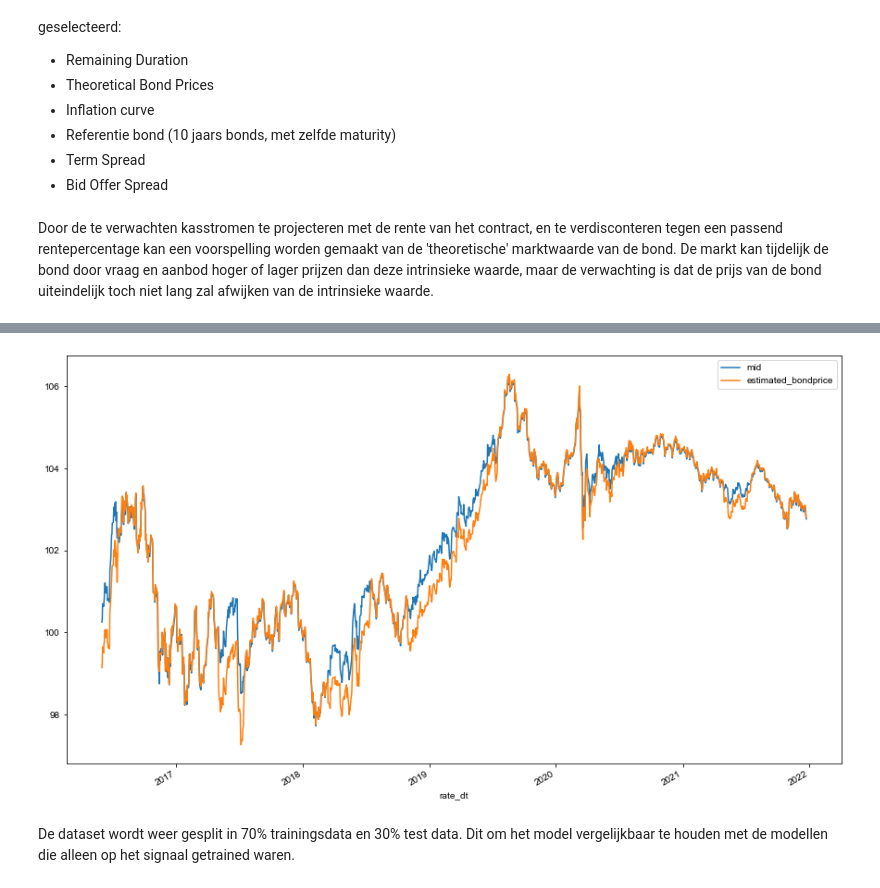
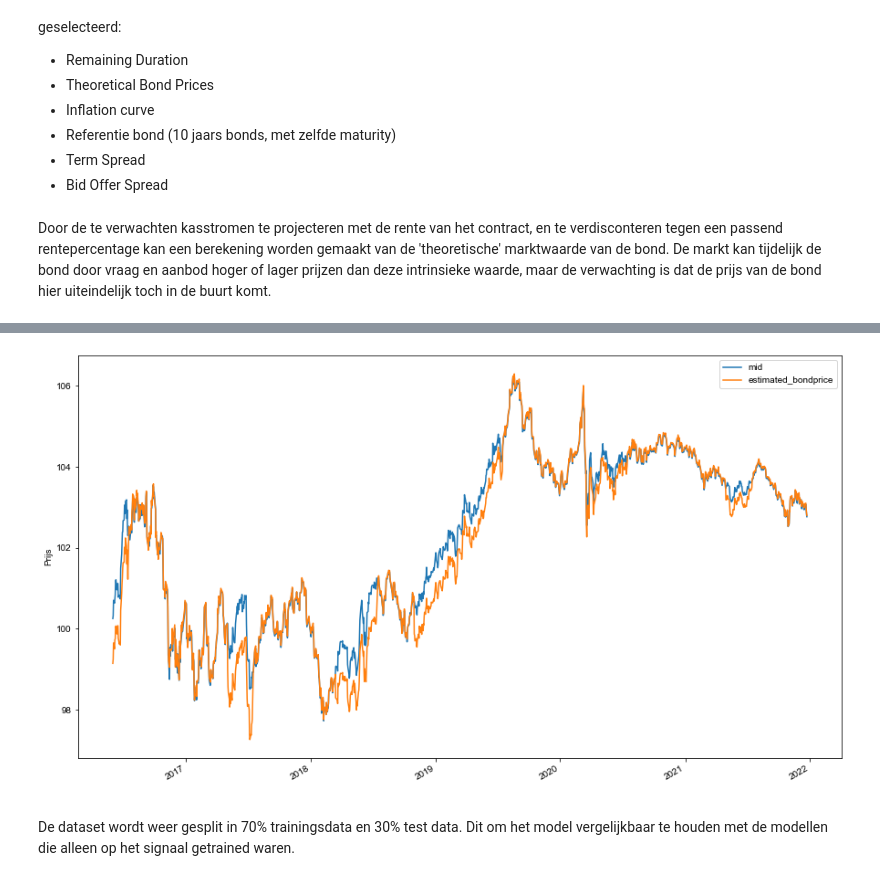
Before and after one commit to Merijn68/BondTrading, a Jupyter notebook: 05_adding_feartures.ipynb, the cells around one changed output, grey strips where cells are left out. Cells and saved outputs as stored; diff of their text form; code cells hidden in the pictures.

```diff
--- a/05_adding_feartures.ipynb
+++ b/05_adding_feartures.ipynb
@@ -41,10 +41,10 @@ from src.data import make_dataset, window, split
 from src.models import base_model, evaluate, hyper
 from src.visualization import visualize
 # %% [markdown]
-Door de te verwachten kasstromen te projecteren met de rente van het contract, en te verdisconteren tegen een passend rentepercentage kan een voorspelling worden gemaakt van de 'theoretische' marktwaarde van de bond. De markt kan tijdelijk de bond door vraag en aanbod hoger of lager prijzen dan deze intrinsieke waarde, maar de verwachting is dat de prijs van de bond uiteindelijk toch niet lang zal afwijken van de intrinsieke waarde.
+Door de te verwachten kasstromen te projecteren met de rente van het contract, en te verdisconteren tegen een passend rentepercentage kan een berekening worden gemaakt van de 'theoretische' marktwaarde van de bond. De markt kan tijdelijk de bond door vraag en aanbod hoger of lager prijzen dan deze intrinsieke waarde, maar de verwachting is dat de prijs van de bond hier uiteindelijk toch in de buurt komt.
 # %%
 # Add theoretically calculated bond price
 df_isin = make_dataset.read_pkl('isin', path = Path("data/processed/"), colab = IS_COLAB)
-df_isin.plot(x = 'rate_dt',y = ['mid','estimated_bondprice'], figsize = (15,9))
+df_isin.plot(x = 'rate_dt',y = ['mid','estimated_bondprice'], figsize = (15,9), xlabel = ' ', ylabel = 'Prijs')
 plt.show()
 # %% [output]
@@ -52,4 +52,4 @@ plt.show()
-[figure, old version]
+[figure, new version]
 # %%
 # subset columns and sort on index
 df_isin = df_isin[['rate_dt','mid','estimated_bondprice','term_spread','bid_offer_spread_10','10 YEARS']]
```
Also changed, not shown: parts of 10 cells of this notebook, 20 other files.
